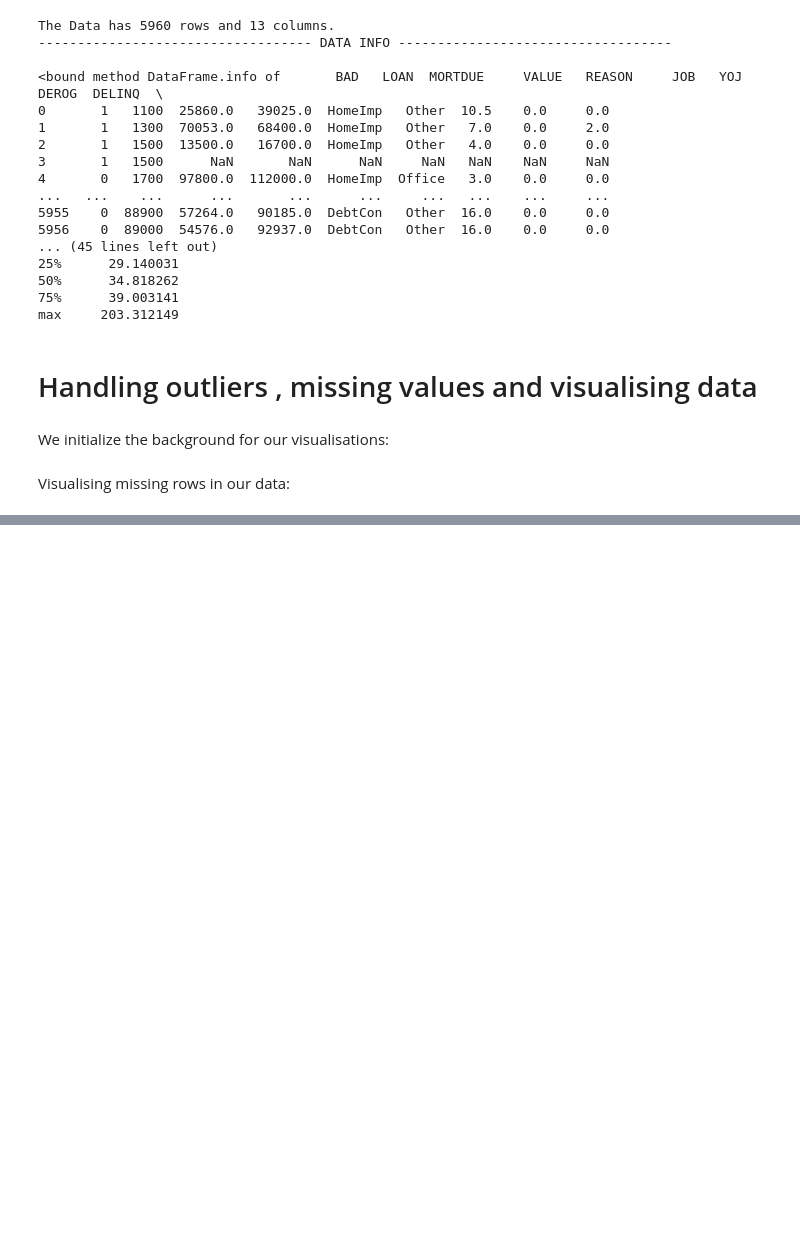
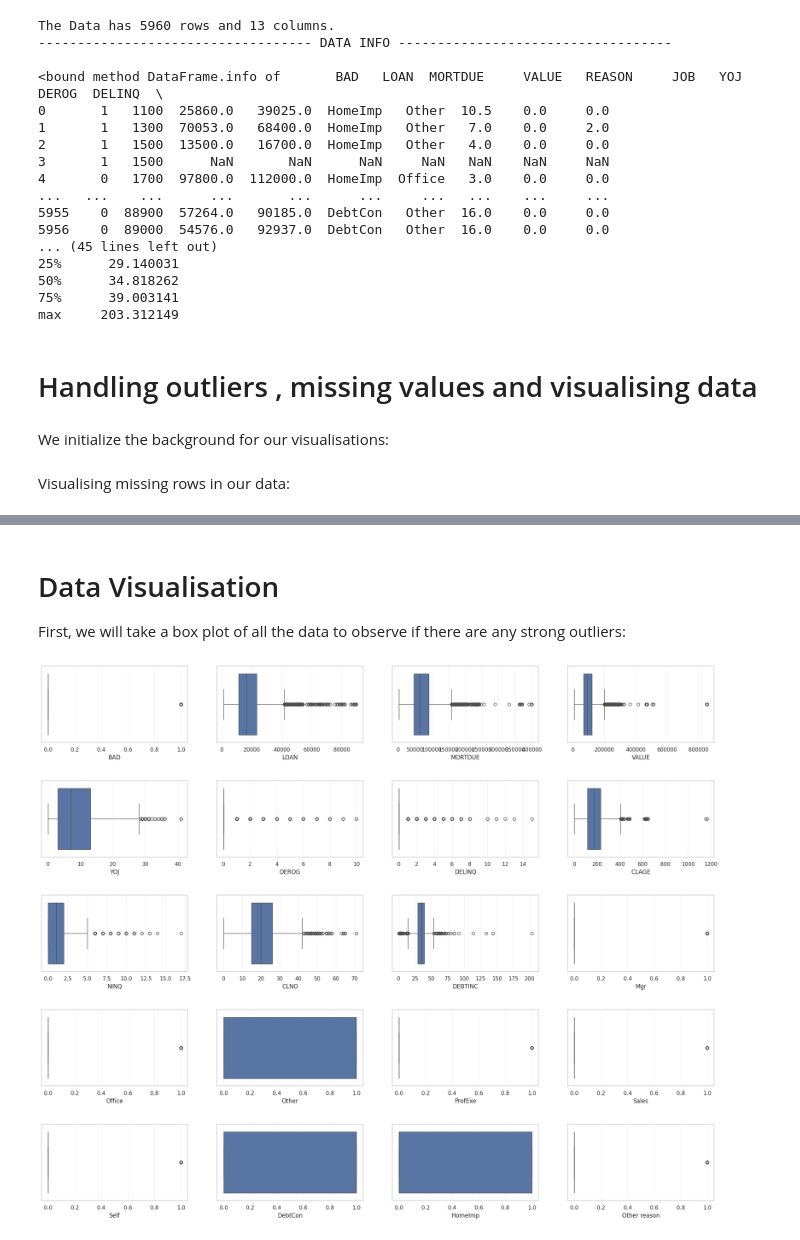
Before and after one commit to Zypperman/DBTT_G1_GRP3, a Jupyter notebook: Notebooks/Usecase_0_0_V1(EDA).ipynb, the cells around one changed output, grey strips where cells are left out. Drawn from its saved outputs; the diff is of its cells as text; code cells hidden in the pictures; blank space fills up the shorter version.

```diff
--- a/Notebooks/Usecase_0_0_V1(EDA).ipynb
+++ b/Notebooks/Usecase_0_0_V1(EDA).ipynb
@@ -251,0 +278,16 @@ we will impute the missing data on the following bases:
+# %%
+data = data.join(pd.get_dummies(data["JOB"]))
+data = data.join(pd.get_dummies(data["REASON"]))
+data.drop(["JOB","REASON"],axis=1,inplace=True)
+# %% [markdown]
+# Data Visualisation
+
+First, we will take a box plot of all the data to observe if there are any strong outliers:
+# %%
+fig, axes = plt.subplots(5, 4, figsize=(25, 20),)
+for i,ax in zip(data.columns,axes.flat):
+    sns.boxplot(data=data, x=i,ax=ax)     # we can also use violin plot
+plt.subplots_adjust(wspace=0.2, hspace=0.5)
+plt.show()
+# %% [output]
+[figure, added]
```
Also changed, not shown: parts of 46 cells of this notebook.
